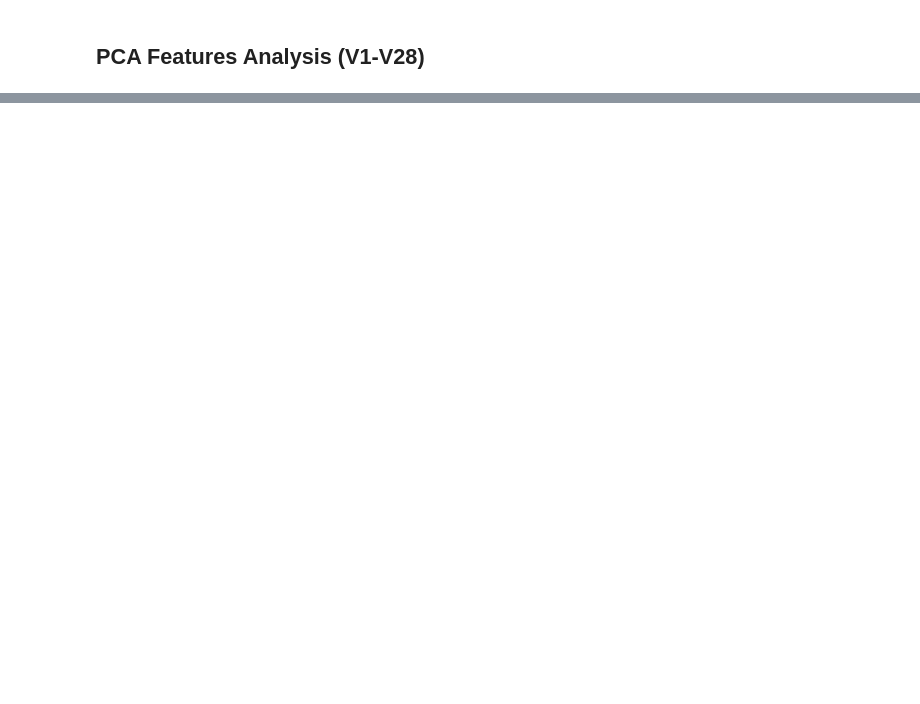
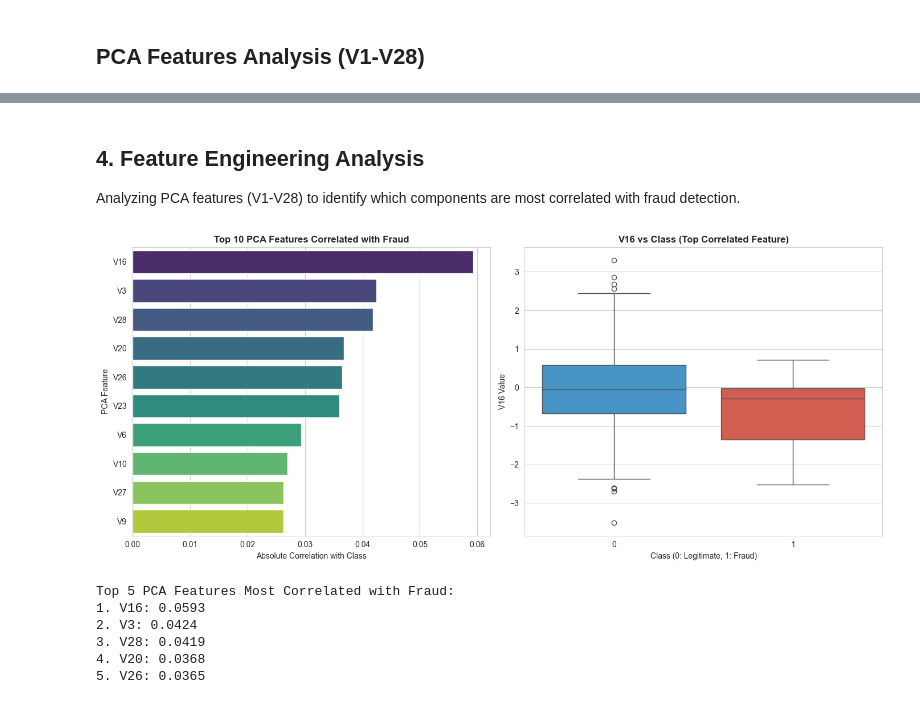
Before and after one commit to Leul4ever/fraud-detection, a Jupyter notebook: notebooks/eda-creditcard.ipynb, the cells around one changed output, grey strips where cells are left out. Drawn from its saved outputs; the diff is of its cells as text; code cells hidden in the pictures; blank space fills up the shorter version.

```diff
--- a/notebooks/eda-creditcard.ipynb
+++ b/notebooks/eda-creditcard.ipynb
@@ -62,0 +110,45 @@ plt.show()
+# %% [markdown]
+## 4. Feature Engineering Analysis
+
+Analyzing PCA features (V1-V28) to identify which components are most correlated with fraud detection.
+# %%
+# Calculate correlation of PCA features with target
+v_features = [f'V{i}' for i in range(1, 29)]
+correlations = df[v_features + ['Class']].corr()['Class'].drop('Class').abs().sort_values(ascending=False)
+
+# Top 10 features most correlated with fraud
+top_features = correlations.head(10)
+
+# Create visualization
+fig, axes = plt.subplots(1, 2, figsize=(14, 6))
+
+# Bar plot of correlations
+sns.barplot(x=top_features.values, y=top_features.index, ax=axes[0], palette='viridis')
+axes[0].set_title('Top 10 PCA Features Correlated with Fraud', fontweight='bold', fontsize=12)
+axes[0].set_xlabel('Absolute Correlation with Class')
+axes[0].set_ylabel('PCA Feature')
+
+# Boxplot of top 3 features vs Class
+top_3_features = top_features.head(3).index.tolist()
+for i, feature in enumerate(top_3_features):
+    sns.boxplot(data=df, x='Class', y=feature, ax=axes[1], palette=['#3498db', '#e74c3c'])
+    axes[1].set_title(f'{feature} vs Class (Top Correlated Feature)', fontweight='bold', fontsize=12)
+    axes[1].set_xlabel('Class (0: Legitimate, 1: Fraud)')
+    axes[1].set_ylabel(f'{feature} Value')
+    break  # Show only the top feature
+
+plt.tight_layout()
+plt.savefig('../reports/figures/creditcard_feature_engineering.png', dpi=300, bbox_inches='tight')
+plt.show()
+
+print("Top 5 PCA Features Most Correlated with Fraud:")
+for i, (feature, corr) in enumerate(top_features.head(5).items(), 1):
+    print(f"{i}. {feature}: {corr:.4f}")
+# %% [output]
+[figure, added]
+Top 5 PCA Features Most Correlated with Fraud:
+1. V16: 0.0593
+2. V3: 0.0424
+3. V28: 0.0419
+4. V20: 0.0368
+5. V26: 0.0365
```
Also changed, not shown: parts of 10 cells of this notebook, 14 other files.
